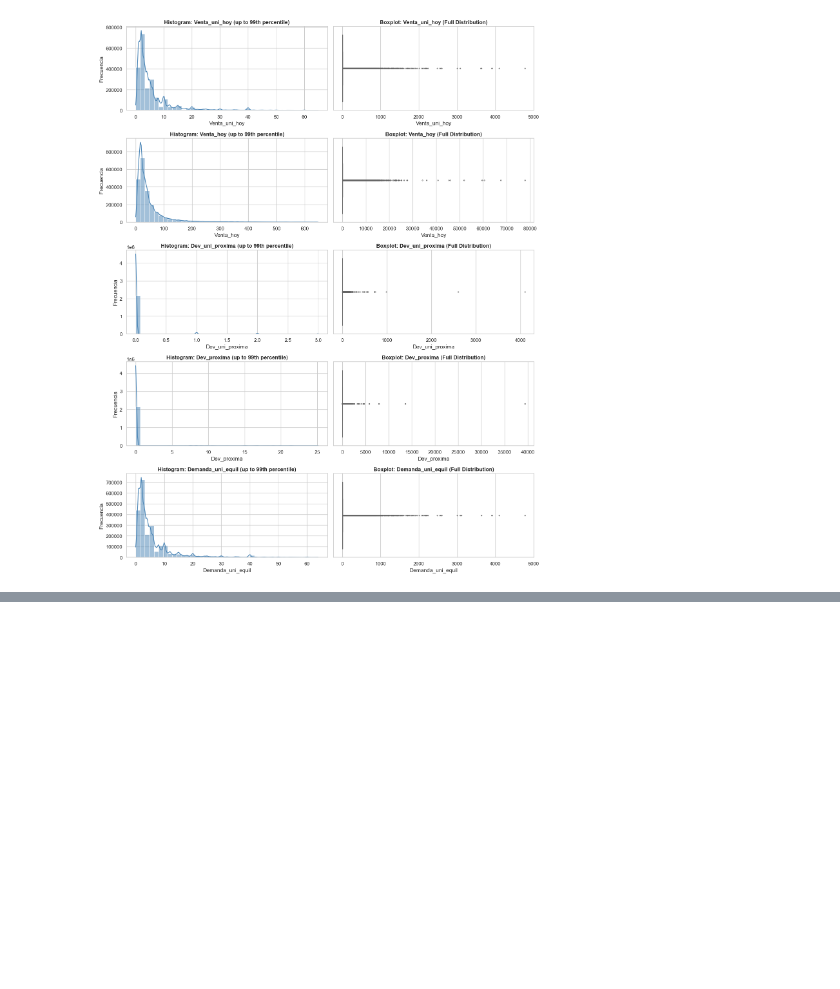
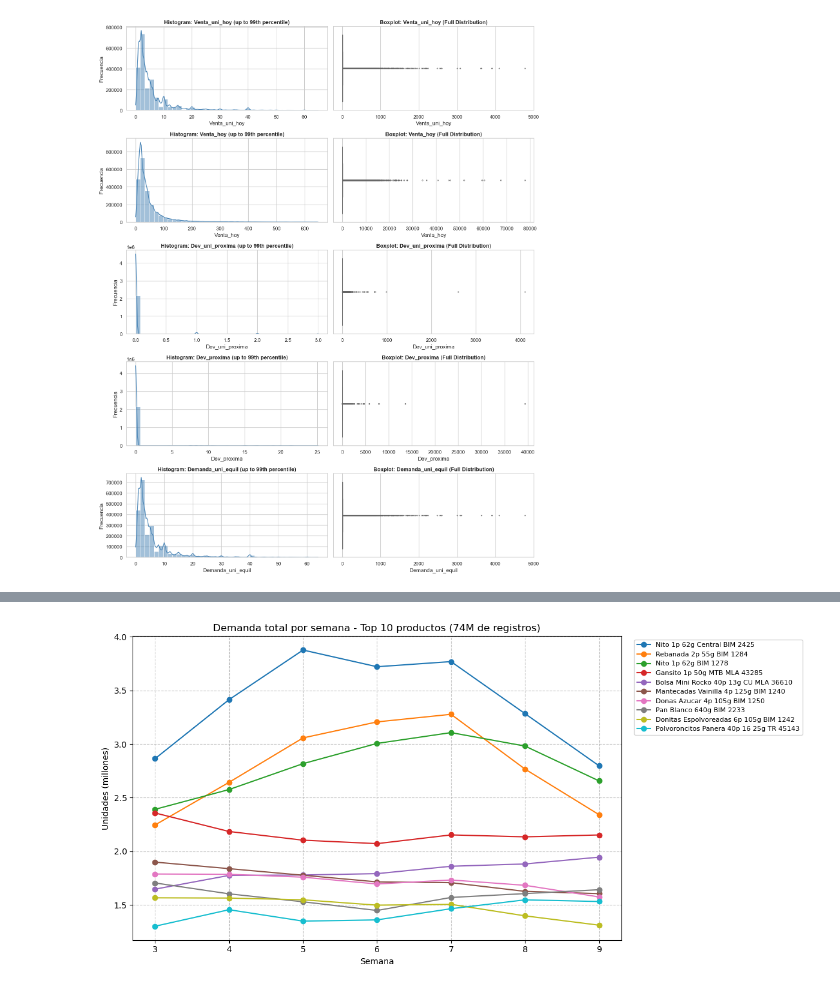
Before and after one commit to Alexis6am/AI_DeepLearning, a Jupyter notebook: ai/Practica_DL.ipynb, the cells around one changed output, grey strips where cells are left out. Drawn from its saved outputs; the diff is of its cells as text; code cells hidden in the pictures; blank space fills up the shorter version.

```diff
--- a/ai/Practica_DL.ipynb
+++ b/ai/Practica_DL.ipynb
@@ -599,0 +800,16 @@ plt.show()
+# %%
+nombres = productos.drop_duplicates('Producto_ID').set_index('Producto_ID')['NombreProducto']
+tabla = demanda_semana.loc[top10] / 1_000_000
+
+plt.figure(figsize=(12, 6))
+for pid in top10:
+    plt.plot(tabla.columns, tabla.loc[pid], marker='o', label=nombres[pid])
+plt.title('Demanda total por semana - Top 10 productos (74M de registros)')
+plt.xlabel('Semana')
+plt.ylabel('Unidades (millones)')
+plt.legend(bbox_to_anchor=(1.02, 1), loc='upper left', fontsize=8)
+plt.grid(linestyle='--', alpha=0.7)
+plt.tight_layout()
+plt.show()
+# %% [output]
+[figure, added]
```
Also changed, not shown: parts of 33 cells of this notebook.
